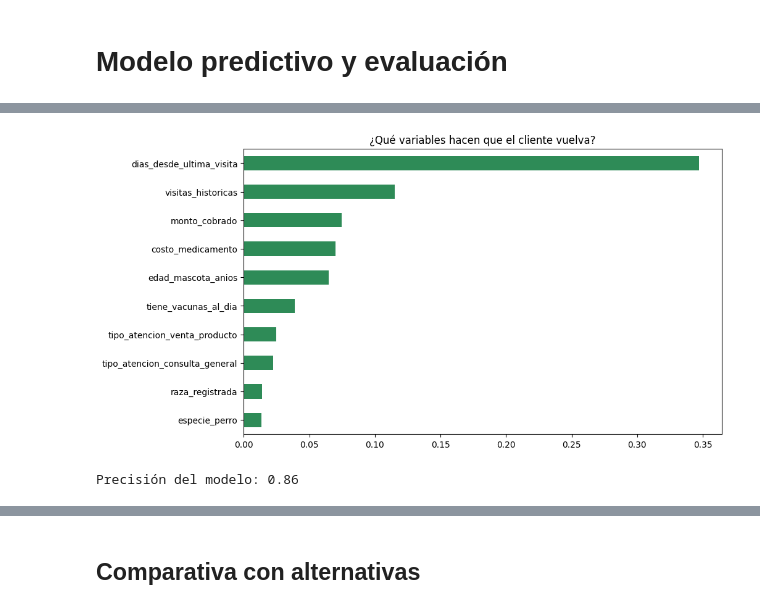
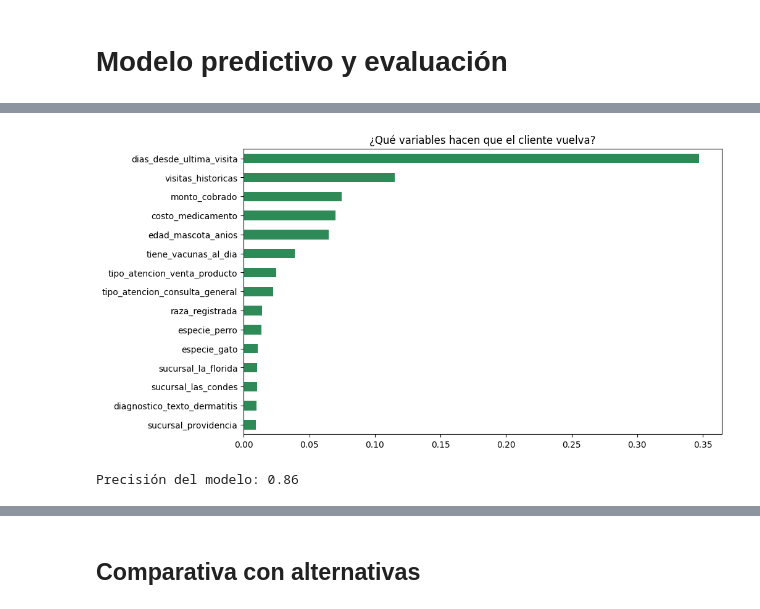
Before and after one commit to daemon1s/vetsur-ml-fastapi-nextjs, a Jupyter notebook: notebooks/vetsur.ipynb, the cells around one changed output, grey strips where cells are left out. Drawn from its saved outputs; the diff is of its cells as text; code cells hidden in the pictures.

```diff
--- a/notebooks/vetsur.ipynb
+++ b/notebooks/vetsur.ipynb
@@ -328,27 +325,27 @@ Data columns (total 45 columns):
 # %%
 from sklearn.model_selection import train_test_split
 from sklearn.ensemble import RandomForestClassifier
 import matplotlib.pyplot as plt
 
 X = df_final.drop(columns=['retorno_90d'])
 y = df_final['retorno_90d']
 
 # Dividimos 80% entrenamiento / 20% prueba
 X_train, X_test, y_train, y_test = train_test_split(X, y, test_size=0.2, random_state=42)
 
 # Entrenamiento del modelo
 modelo = RandomForestClassifier(n_estimators=100, random_state=42)
 modelo.fit(X_train, y_train)
 
 
 importancias = pd.Series(modelo.feature_importances_, index=X.columns).sort_values(ascending=False)
 plt.figure(figsize=(10, 6))
-importancias.head(10).plot(kind='barh', color='seagreen')
+importancias.head(15).plot(kind='barh', color='seagreen')
 plt.title('¿Qué variables hacen que el cliente vuelva?')
 plt.gca().invert_yaxis()
 plt.show()
 
 print(f"Precisión del modelo: {modelo.score(X_test, y_test):.2f}")
 # %% [output]
-[figure, old version]
+[figure, new version]
 Precisión del modelo: 0.86
```
Also changed, not shown: parts of 10 cells of this notebook, 2 other files.
